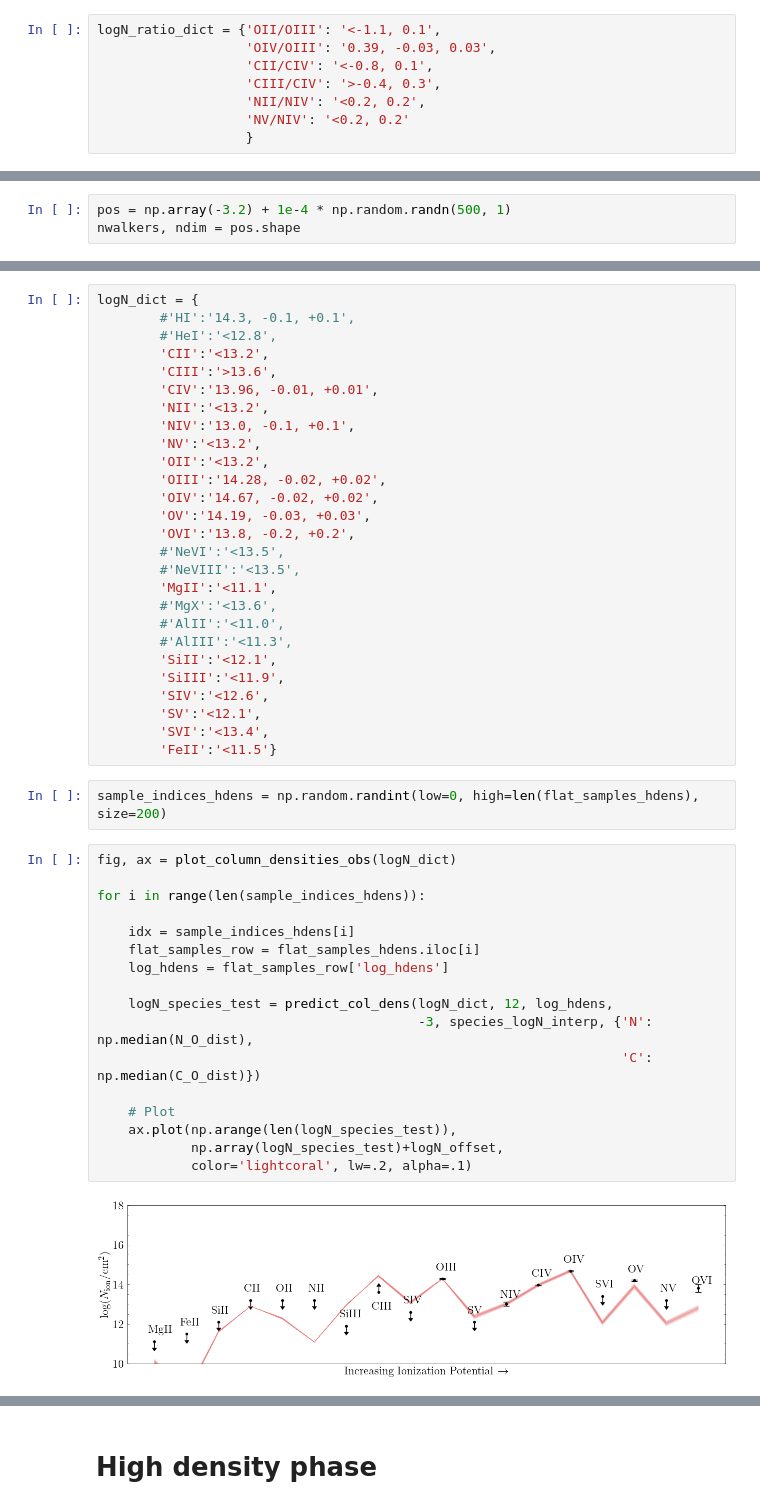
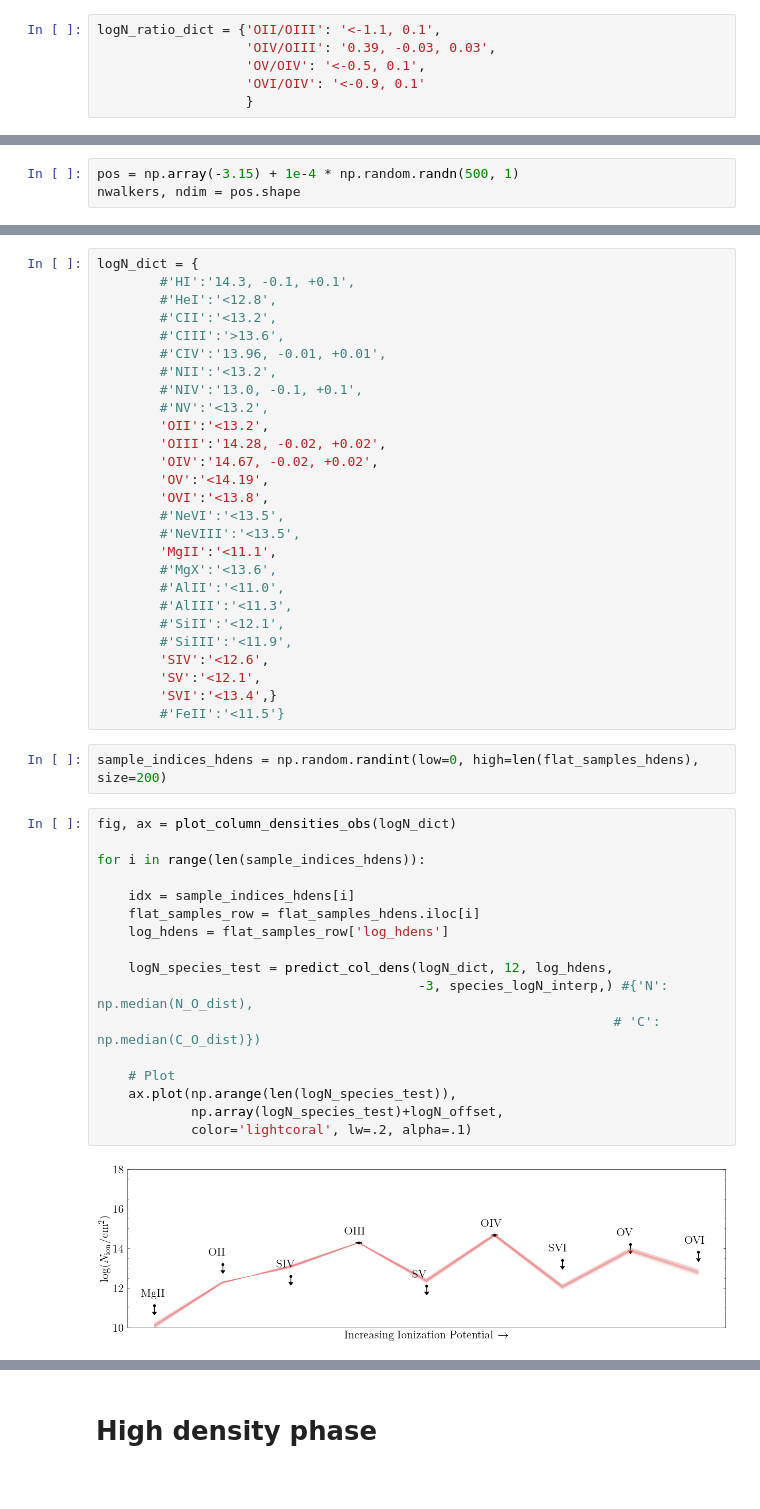
Before and after one commit to suyashk12/cgm_science, a Jupyter notebook: cloudy_fitting/z=1.09_cloudy_fit.ipynb, the cells around one changed output, grey strips where cells are left out. Cells and saved outputs as stored; diff of their text form.

```diff
--- a/cloudy_fitting/z=1.09_cloudy_fit.ipynb
+++ b/cloudy_fitting/z=1.09_cloudy_fit.ipynb
@@ -121,10 +150,8 @@ gen_logN_ratio_str(logN_dict['NV'], logN_dict['NIV'])
 # %%
 logN_ratio_dict = {'OII/OIII': '<-1.1, 0.1',
                    'OIV/OIII': '0.39, -0.03, 0.03',
-                   'CII/CIV': '<-0.8, 0.1',
-                   'CIII/CIV': '>-0.4, 0.3',
-                   'NII/NIV': '<0.2, 0.2',
-                   'NV/NIV': '<0.2, 0.2'
+                   'OV/OIV': '<-0.5, 0.1',
+                   'OVI/OIV': '<-0.9, 0.1'
                    }
 # %% [markdown]
 Generate predicted column density ratios
@@ -165,5 +190,5 @@ logN_ratio_dict
 # %%
-pos = np.array(-3.2) + 1e-4 * np.random.randn(500, 1)
+pos = np.array(-3.15) + 1e-4 * np.random.randn(500, 1)
 nwalkers, ndim = pos.shape
 # %%
 sampler = emcee.EnsembleSampler(
@@ -219,47 +248,47 @@ Plot models
 logN_dict = {
         #'HI':'14.3, -0.1, +0.1',
         #'HeI':'<12.8',
-        'CII':'<13.2',
-        'CIII':'>13.6',
-        'CIV':'13.96, -0.01, +0.01',
-        'NII':'<13.2',
-        'NIV':'13.0, -0.1, +0.1',
-        'NV':'<13.2',
+        #'CII':'<13.2',
+        #'CIII':'>13.6',
+        #'CIV':'13.96, -0.01, +0.01',
+        #'NII':'<13.2',
+        #'NIV':'13.0, -0.1, +0.1',
+        #'NV':'<13.2',
         'OII':'<13.2',
         'OIII':'14.28, -0.02, +0.02',
         'OIV':'14.67, -0.02, +0.02',
-        'OV':'14.19, -0.03, +0.03',
-        'OVI':'13.8, -0.2, +0.2',
+        'OV':'<14.19',
+        'OVI':'<13.8',
         #'NeVI':'<13.5',
         #'NeVIII':'<13.5',
         'MgII':'<11.1',
         #'MgX':'<13.6',
         #'AlII':'<11.0',
         #'AlIII':'<11.3',
-        'SiII':'<12.1',
-        'SiIII':'<11.9',
+        #'SiII':'<12.1',
+        #'SiIII':'<11.9',
         'SIV':'<12.6',
         'SV':'<12.1',
-        'SVI':'<13.4',
-        'FeII':'<11.5'}
+        'SVI':'<13.4',}
+        #'FeII':'<11.5'}
 # %%
 sample_indices_hdens = np.random.randint(low=0, high=len(flat_samples_hdens), size=200)
 # %%
 fig, ax = plot_column_densities_obs(logN_dict)
 
 for i in range(len(sample_indices_hdens)):
 
     idx = sample_indices_hdens[i]
     flat_samples_row = flat_samples_hdens.iloc[i]
     log_hdens = flat_samples_row['log_hdens']
 
     logN_species_test = predict_col_dens(logN_dict, 12, log_hdens,
-                                         -3, species_logN_interp, {'N': np.median(N_O_dist),
-                                                                   'C': np.median(C_O_dist)})
+                                         -3, species_logN_interp,) #{'N': np.median(N_O_dist),
+                                                                  # 'C': np.median(C_O_dist)})
 
     # Plot
     ax.plot(np.arange(len(logN_species_test)),
             np.array(logN_species_test)+logN_offset,
             color='lightcoral', lw=.2, alpha=.1)
 # %% [output]
-[figure, old version]
+[figure, new version]
```
Also changed, not shown: parts of 110 cells of this notebook, 9 other files.
